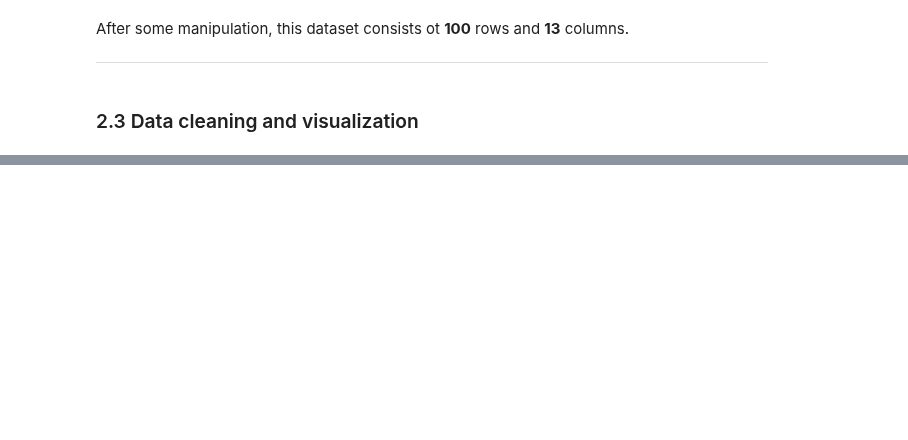
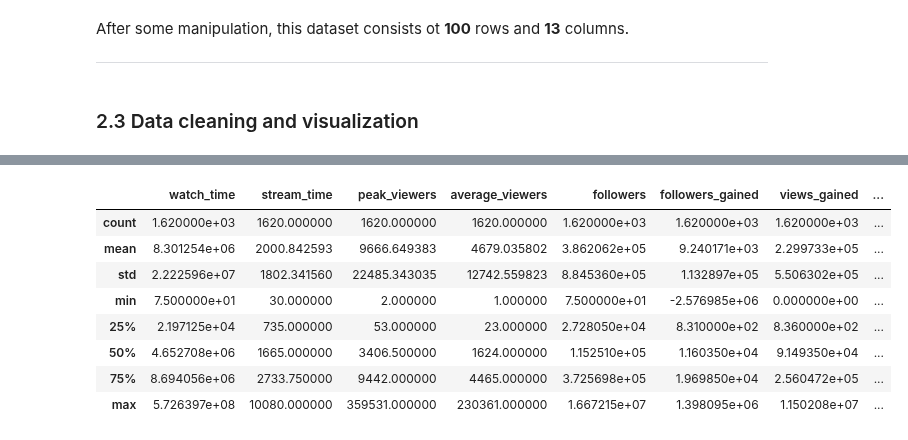
Before and after one commit to michaelbahchevanov/stream-me, a Jupyter notebook: EDA.ipynb, the cells around one changed output, grey strips where cells are left out. Saved outputs shown, nothing was run; the diff lists cells and outputs as text; code cells hidden in the pictures; blank space fills up the shorter version.

```diff
--- a/EDA.ipynb
+++ b/EDA.ipynb
@@ -797,0 +852,12 @@ games_df.head()
+# %%
+mp_df.describe()
+# %% [output]
+|  | watch_time | stream_time | peak_viewers | average_viewers | followers | followers_gained | views_gained | ... |
+| count | 1.620000e+03 | 1620.000000 | 1620.000000 | 1620.000000 | 1.620000e+03 | 1.620000e+03 | 1.620000e+03 | ... |
+| mean | 8.301254e+06 | 2000.842593 | 9666.649383 | 4679.035802 | 3.862062e+05 | 9.240171e+03 | 2.299733e+05 | ... |
+| std | 2.222596e+07 | 1802.341560 | 22485.343035 | 12742.559823 | 8.845360e+05 | 1.132897e+05 | 5.506302e+05 | ... |
+| min | 7.500000e+01 | 30.000000 | 2.000000 | 1.000000 | 7.500000e+01 | -2.576985e+06 | 0.000000e+00 | ... |
+| 25% | 2.197125e+04 | 735.000000 | 53.000000 | 23.000000 | 2.728050e+04 | 8.310000e+02 | 8.360000e+02 | ... |
+| 50% | 4.652708e+06 | 1665.000000 | 3406.500000 | 1624.000000 | 1.152510e+05 | 1.160350e+04 | 9.149350e+04 | ... |
+| 75% | 8.694056e+06 | 2733.750000 | 9442.000000 | 4465.000000 | 3.725698e+05 | 1.969850e+04 | 2.560472e+05 | ... |
+| max | 5.726397e+08 | 10080.000000 | 359531.000000 | 230361.000000 | 1.667215e+07 | 1.398095e+06 | 1.150208e+07 | ... |
```
Also changed, not shown: parts of 33 cells of this notebook.
